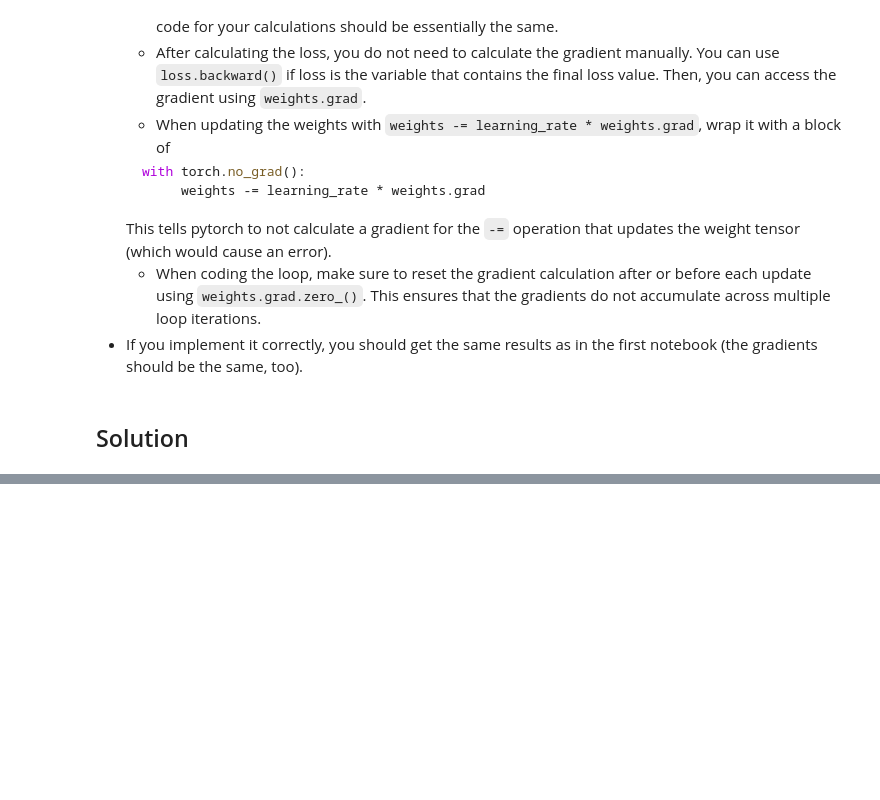
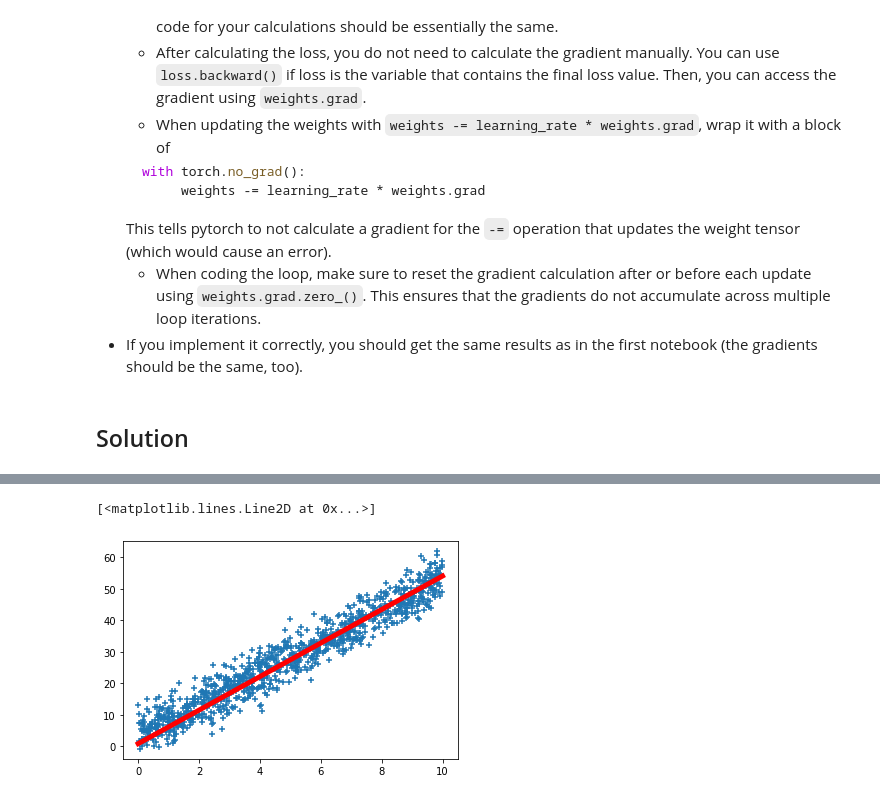
Before and after one commit to Timmifixedit/Deep-Learning-Exercises, a Jupyter notebook: Blatt2/exercise2_regression_gradient_pytorch.ipynb, the cells around one changed output, grey strips where cells are left out. Cells and saved outputs as stored; diff of their text form; code cells hidden in the pictures; blank space fills up the shorter version.

```diff
--- a/Blatt2/exercise2_regression_gradient_pytorch.ipynb
+++ b/Blatt2/exercise2_regression_gradient_pytorch.ipynb
@@ -66,3 +66,25 @@ Your tasks in this notebook are:
  - If you implement it correctly, you should get the same results as in the first notebook (the gradients should be the same, too).
 # %% [markdown]
 ## Solution
+# %%
+import numpy as np
+import torch as pt
+ones = np.ones(X.shape)
+X_extended = pt.as_tensor(np.c_[X, ones])
+num_feat = X_extended.shape[-1]
+weights = pt.tensor((np.random.rand(num_feat).reshape(-1, 1) * 2 - 1) / np.sqrt(num_feat), requires_grad=True)
+gt = pt.as_tensor(ground_truth)
+
+
+num_epochs = 500
+eta = 0.001
+
+for epoch in range(num_epochs):
+    prediction = X_extended.matmul(weights)
+    loss = pt.sum(pt.square(prediction - gt)) / gt.shape[0]
+    print("Loss in epoch %d: %.2f" % (epoch, loss))
+    loss.backward()
+    with pt.no_grad():
+        weights -= eta * weights.grad
+
+    weights.grad.zero_()
@@ -68,0 +109,11 @@ Your tasks in this notebook are:
+# %%
+import matplotlib.pyplot as plt
+def line_f(x):
+    return np.array([x, 1]).dot(weights.detach().numpy())
+
+plt.figure()
+plt.scatter(X, y, marker='+')
+plt.plot([0, 10], [line_f(0), line_f(10)], linewidth=5, color="red")
+# %% [output]
+[<matplotlib.lines.Line2D at 0x...>]
+[figure, added]
```
Also changed, not shown: parts of 1 cell of this notebook, 1 other file.
